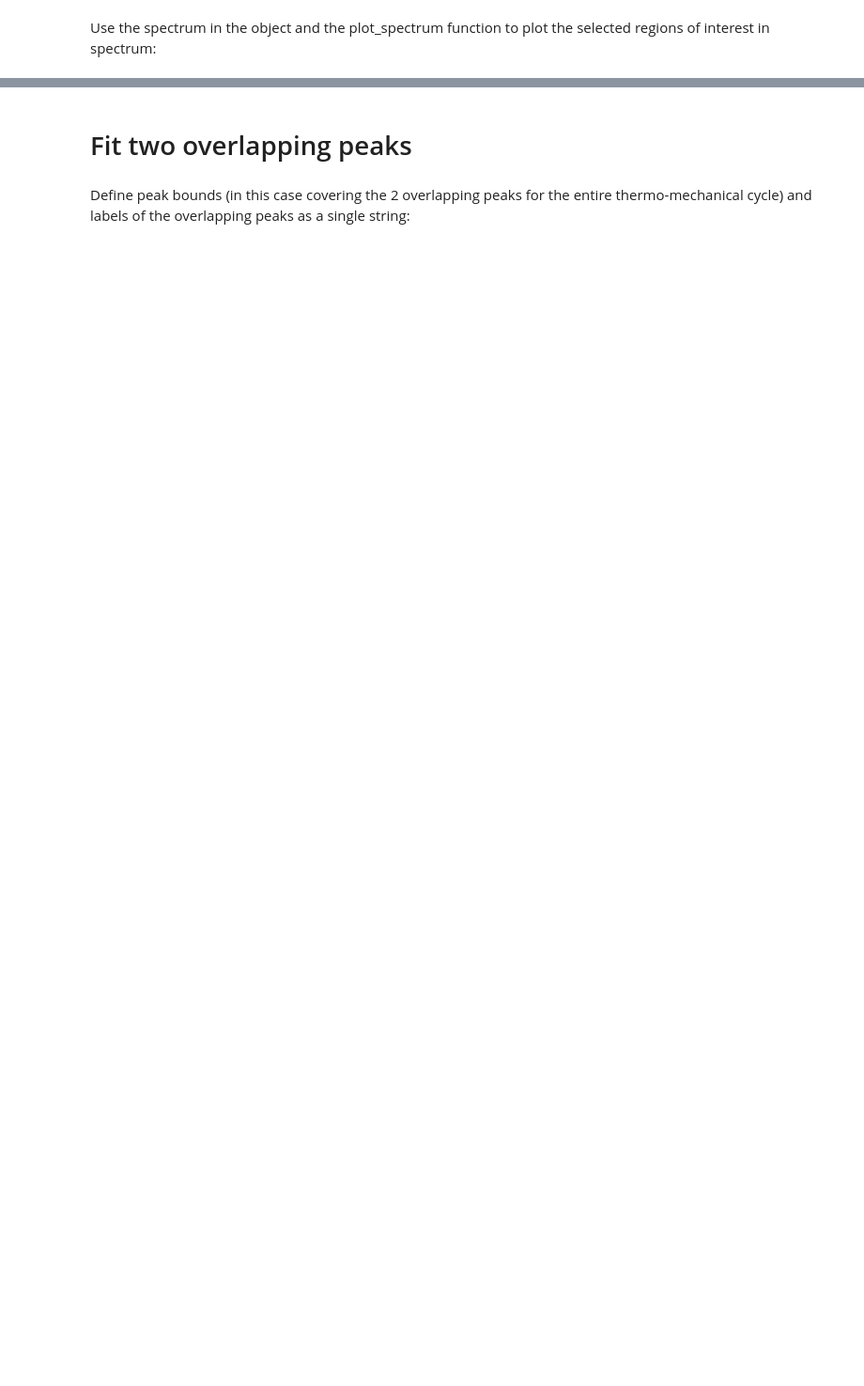
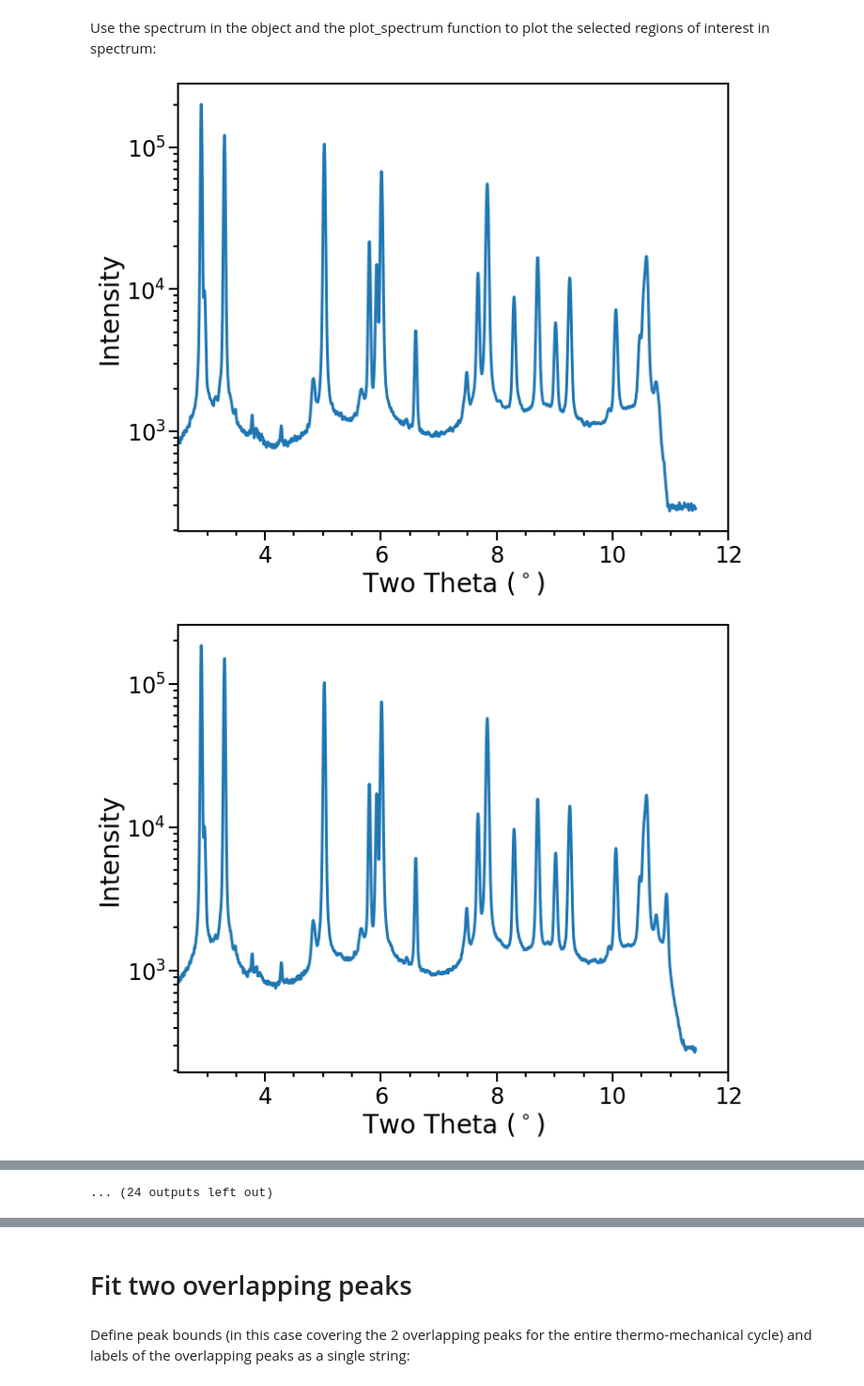
Before and after one commit to Mats-Student-Olie/Double-Peak-Fit, a Jupyter notebook: Dual Peak_Main.ipynb, the cells around one changed output, grey strips where cells are left out. Shown at 94% size. Drawn from its saved outputs; the diff is of its cells as text; code cells hidden in the pictures; blank space fills up the shorter version.

```diff
--- a/Dual Peak_Main.ipynb
+++ b/Dual Peak_Main.ipynb
@@ -197,2 +198,8 @@ array([[  1.29015, 863.874  ],
 # %% [markdown]
 Use the spectrum in the object and the plot_spectrum function to plot the selected regions of interest in spectrum:
+# %%
+for i in images:
+    plot_spectrum(i, xmin=2.5, xmax=12)
+# %% [output]
+[figure, added]
+[figure, added]
@@ -199 +216,2 @@ Use the spectrum in the object and the plot_spectrum function to plot the select
+... (24 outputs left out)
 # %%
```
Also changed, not shown: parts of 29 cells of this notebook, 1 other file.
